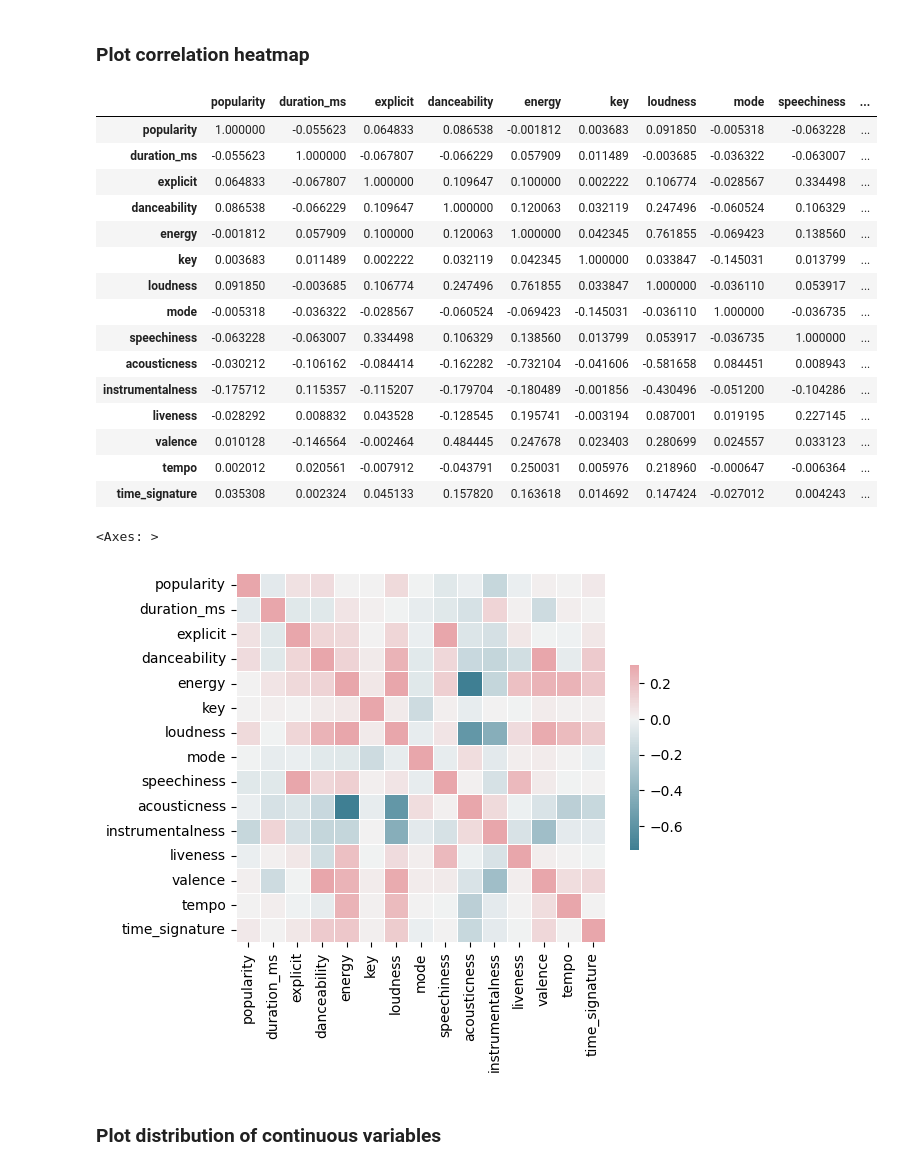
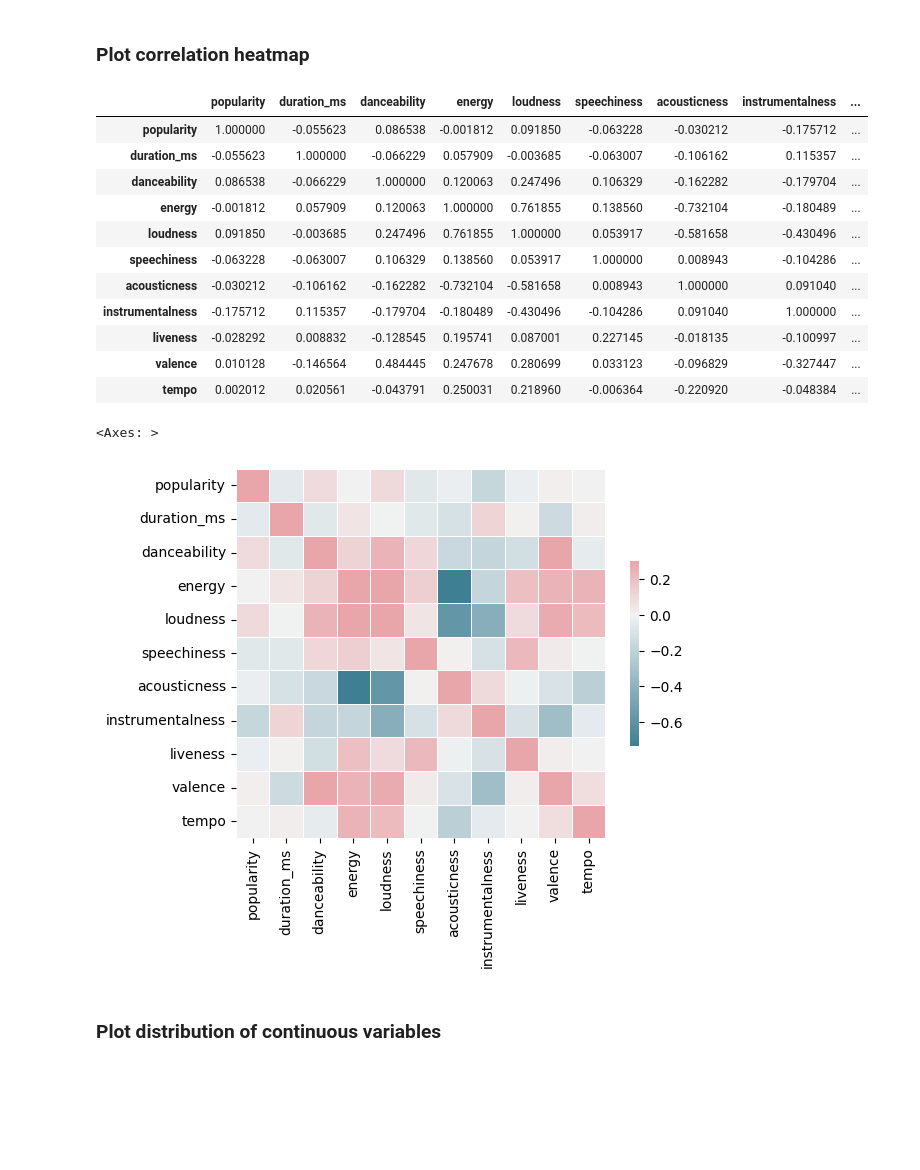
Before and after one commit to diivien/Music-Popularity-Prediction, a Jupyter notebook: Exploratory Data Analysis.ipynb, the cells around one changed output. Drawn from its saved outputs; the diff is of its cells as text; code cells hidden in the pictures; blank space fills up the shorter version.

```diff
--- a/Exploratory Data Analysis.ipynb
+++ b/Exploratory Data Analysis.ipynb
@@ -43,30 +43,26 @@ df.drop(['track_genre','key','mode','explicit','time_signature'],axis=1).describ
 # %% [markdown]
 ### Plot correlation heatmap
 # %%
-df.drop(['track_genre'],axis=1).corr()
+df.drop(['track_genre','key','mode','explicit','time_signature'],axis=1).corr()
 # %% [output]
-|  | popularity | duration_ms | explicit | danceability | energy | key | loudness | mode | speechiness | ... |
-| popularity | 1.000000 | -0.055623 | 0.064833 | 0.086538 | -0.001812 | 0.003683 | 0.091850 | -0.005318 | -0.063228 | ... |
-| duration_ms | -0.055623 | 1.000000 | -0.067807 | -0.066229 | 0.057909 | 0.011489 | -0.003685 | -0.036322 | -0.063007 | ... |
-| explicit | 0.064833 | -0.067807 | 1.000000 | 0.109647 | 0.100000 | 0.002222 | 0.106774 | -0.028567 | 0.334498 | ... |
-| danceability | 0.086538 | -0.066229 | 0.109647 | 1.000000 | 0.120063 | 0.032119 | 0.247496 | -0.060524 | 0.106329 | ... |
-| energy | -0.001812 | 0.057909 | 0.100000 | 0.120063 | 1.000000 | 0.042345 | 0.761855 | -0.069423 | 0.138560 | ... |
-| key | 0.003683 | 0.011489 | 0.002222 | 0.032119 | 0.042345 | 1.000000 | 0.033847 | -0.145031 | 0.013799 | ... |
-| loudness | 0.091850 | -0.003685 | 0.106774 | 0.247496 | 0.761855 | 0.033847 | 1.000000 | -0.036110 | 0.053917 | ... |
-| mode | -0.005318 | -0.036322 | -0.028567 | -0.060524 | -0.069423 | -0.145031 | -0.036110 | 1.000000 | -0.036735 | ... |
-| speechiness | -0.063228 | -0.063007 | 0.334498 | 0.106329 | 0.138560 | 0.013799 | 0.053917 | -0.036735 | 1.000000 | ... |
-| acousticness | -0.030212 | -0.106162 | -0.084414 | -0.162282 | -0.732104 | -0.041606 | -0.581658 | 0.084451 | 0.008943 | ... |
-| instrumentalness | -0.175712 | 0.115357 | -0.115207 | -0.179704 | -0.180489 | -0.001856 | -0.430496 | -0.051200 | -0.104286 | ... |
-| liveness | -0.028292 | 0.008832 | 0.043528 | -0.128545 | 0.195741 | -0.003194 | 0.087001 | 0.019195 | 0.227145 | ... |
-| valence | 0.010128 | -0.146564 | -0.002464 | 0.484445 | 0.247678 | 0.023403 | 0.280699 | 0.024557 | 0.033123 | ... |
-| tempo | 0.002012 | 0.020561 | -0.007912 | -0.043791 | 0.250031 | 0.005976 | 0.218960 | -0.000647 | -0.006364 | ... |
-| time_signature | 0.035308 | 0.002324 | 0.045133 | 0.157820 | 0.163618 | 0.014692 | 0.147424 | -0.027012 | 0.004243 | ... |
+|  | popularity | duration_ms | danceability | energy | loudness | speechiness | acousticness | instrumentalness | ... |
+| popularity | 1.000000 | -0.055623 | 0.086538 | -0.001812 | 0.091850 | -0.063228 | -0.030212 | -0.175712 | ... |
+| duration_ms | -0.055623 | 1.000000 | -0.066229 | 0.057909 | -0.003685 | -0.063007 | -0.106162 | 0.115357 | ... |
+| danceability | 0.086538 | -0.066229 | 1.000000 | 0.120063 | 0.247496 | 0.106329 | -0.162282 | -0.179704 | ... |
+| energy | -0.001812 | 0.057909 | 0.120063 | 1.000000 | 0.761855 | 0.138560 | -0.732104 | -0.180489 | ... |
+| loudness | 0.091850 | -0.003685 | 0.247496 | 0.761855 | 1.000000 | 0.053917 | -0.581658 | -0.430496 | ... |
+| speechiness | -0.063228 | -0.063007 | 0.106329 | 0.138560 | 0.053917 | 1.000000 | 0.008943 | -0.104286 | ... |
+| acousticness | -0.030212 | -0.106162 | -0.162282 | -0.732104 | -0.581658 | 0.008943 | 1.000000 | 0.091040 | ... |
+| instrumentalness | -0.175712 | 0.115357 | -0.179704 | -0.180489 | -0.430496 | -0.104286 | 0.091040 | 1.000000 | ... |
+| liveness | -0.028292 | 0.008832 | -0.128545 | 0.195741 | 0.087001 | 0.227145 | -0.018135 | -0.100997 | ... |
+| valence | 0.010128 | -0.146564 | 0.484445 | 0.247678 | 0.280699 | 0.033123 | -0.096829 | -0.327447 | ... |
+| tempo | 0.002012 | 0.020561 | -0.043791 | 0.250031 | 0.218960 | -0.006364 | -0.220920 | -0.048384 | ... |
 # %%
 cmap = sns.diverging_palette(220,10, as_cmap =True)
-sns.heatmap(df.drop(['track_genre'],axis=1).corr(), vmax=.3,center=0,square = True, linewidths = .5,cbar_kws={"shrink":.5},cmap = cmap)
+sns.heatmap(df.drop(['track_genre','key','mode','explicit','time_signature'],axis=1).corr(), vmax=.3,center=0,square = True, linewidths = .5,cbar_kws={"shrink":.5},cmap = cmap)
 # %% [output]
 <Axes: >
-[figure, old version]
+[figure, new version]
 # %% [markdown]
 ### Plot distribution of continuous variables
 # %%
```
Also changed, not shown: parts of 10 cells of this notebook, 1 other file.
